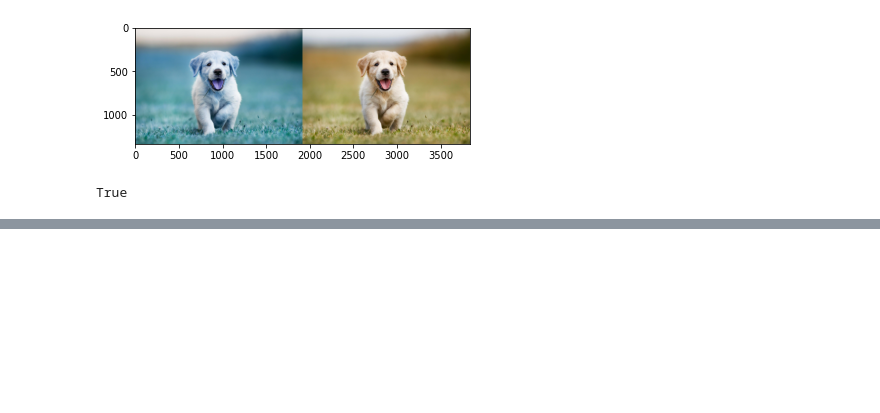
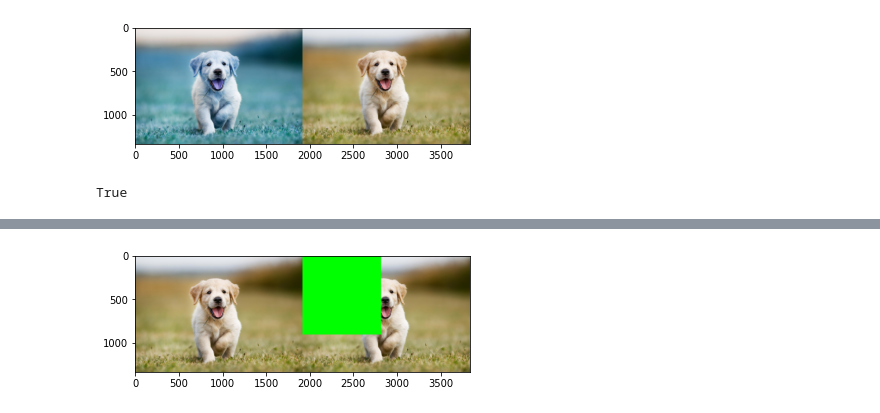
Before and after one commit to RohanGautam/intro-to-opencv-workshop, a Jupyter notebook: notebook/cv_workshop.ipynb, the cells around one changed output, grey strips where cells are left out. Cells and saved outputs as stored; diff of their text form; code cells hidden in the pictures; blank space fills up the shorter version.

```diff
--- a/notebook/cv_workshop.ipynb
+++ b/notebook/cv_workshop.ipynb
@@ -50,0 +125,11 @@ True
+# %%
+from copy import deepcopy as copy
+img_copy = copy(image)
+
+# directly modifying pixels of `img_copy`
+img_copy[0:900, 0:900] = (0,255,0) #(blue, GREEN, red)
+
+# "horizontally concatenate" the original and modified image to show the change
+show_cv_image(cv2.hconcat((image, img_copy)))
+# %% [output]
+[figure, added]
```
Also changed, not shown: parts of 16 cells of this notebook, 2 other files.
